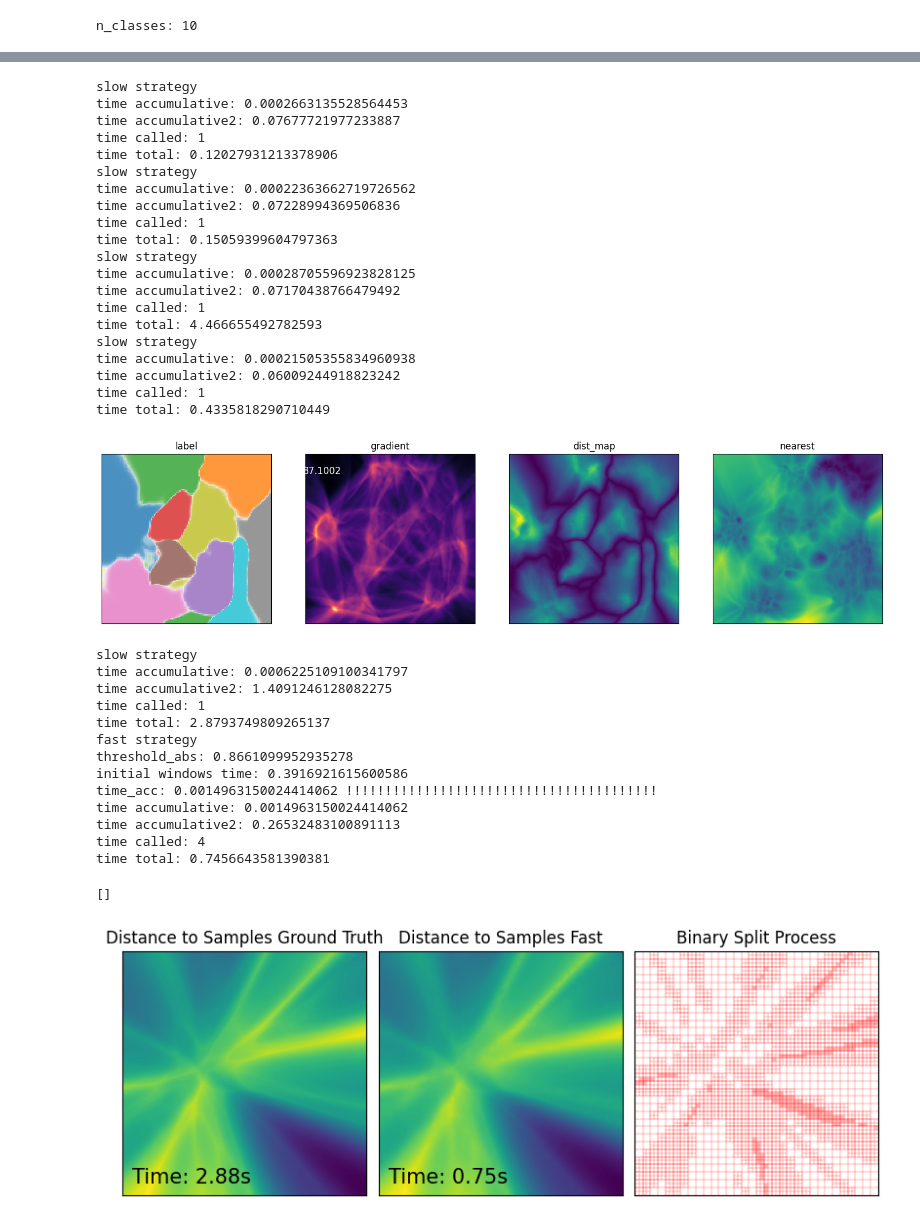
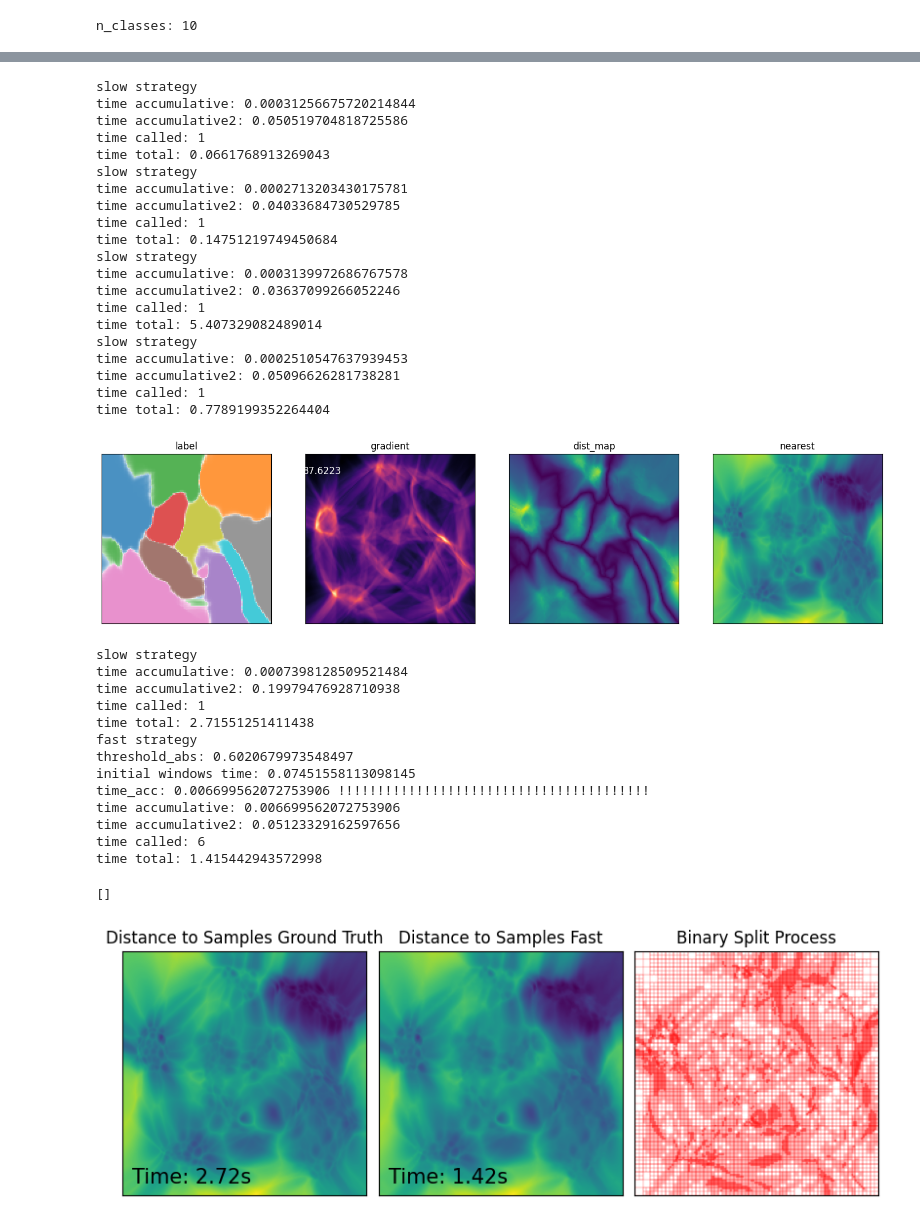
Before and after one commit to wuyuyu1024/map_builder, a Jupyter notebook: draft.ipynb, the cells around one changed output, grey strips where cells are left out. Drawn from its saved outputs; the diff is of its cells as text; code cells hidden in the pictures.

```diff
--- a/draft.ipynb
+++ b/draft.ipynb
@@ -62,9 +62,8 @@ X, _, y, _ = train_test_split(X, y, train_size=5000, test_size=2000, random_stat
 # # Pinv = Pinv_ilamp()
 # Pinv.fit(X2D, X)
 
-PPinv = SSNP()
-# PPinv = PPinvWrapper(UMAP(n_components=2, random_state=0), NNinv_torch((128, 256, 512, 1024)))
-# PPinv = PPinvWrapper(UMAP(n_components=2), NNinv_torch((128, 256, 512, 1024)))
+# PPinv = SSNP()
+PPinv = PPinvWrapper(UMAP(n_components=2, random_state=0), NNinv_torch((128, 256, 512, 1024)))
 # PPinv = PPinvWrapper(UMAP(n_components=2, random_state=0), RBFinv())
 # PPinv = PPinvWrapper(UMAP(n_components=2, random_state=0), Pinv_ilamp())
 PPinv.fit(X=X, y=y)
@@ -172,26 +158,26 @@ for i, content in enumerate(conten_list):
 # fig.savefig('figures/fast.png', dpi=300)
 # %% [output]
 slow strategy
-time accumulative: 0.0002663135528564453
-time accumulative2: 0.07677721977233887
+time accumulative: 0.00031256675720214844
+time accumulative2: 0.050519704818725586
 time called: 1
-time total: 0.12027931213378906
+time total: 0.0661768913269043
 slow strategy
-time accumulative: 0.00022363662719726562
-time accumulative2: 0.07228994369506836
+time accumulative: 0.0002713203430175781
+time accumulative2: 0.04033684730529785
 time called: 1
-time total: 0.15059399604797363
+time total: 0.14751219749450684
 slow strategy
-time accumulative: 0.00028705596923828125
-time accumulative2: 0.07170438766479492
+time accumulative: 0.0003139972686767578
+time accumulative2: 0.03637099266052246
 time called: 1
-time total: 4.466655492782593
+time total: 5.407329082489014
 slow strategy
-time accumulative: 0.00021505355834960938
-time accumulative2: 0.06009244918823242
+time accumulative: 0.0002510547637939453
+time accumulative2: 0.05096626281738281
 time called: 1
-time total: 0.4335818290710449
+time total: 0.7789199352264404
-[figure, old version]
+[figure, new version]
 # %%
 conten_list = ['label', 'gradient', 'label_roundtirp']
 fast_strategy = True
@@ -203,7 +189,7 @@ time0 = time.time()
 builder.plot_dist_map(ax[0],  fast=False, grid=GRID, content='nearest')
 time1 = time.time()
 # builder.plot_training_data(ax=ax[0])
-_, sparse = builder.plot_dist_map(ax[1],  fast=fast_strategy, grid=GRID, initial_resolution=32, content='nearest', threshold=0.2)
+_, sparse = builder.plot_dist_map(ax[1],  fast=fast_strategy, grid=GRID, initial_resolution=32, content='nearest', threshold=0.1)
 time2 = time.time()
 # builder.plot_boundary(ax[1], grid=400, fast=fast_strategy)
 # ax[2].scatter(sparse[:, 0], sparse[:, 1], c=sparse[:, 2], cmap='cividis', marker='s', s=2)
@@ -215,44 +201,44 @@ ax[0].set_title('Distance to Samples Ground Truth')
 ax[1].set_title('Distance to Samples Fast')
 
 # ax[2].set_title('Sparse Gradient Map')
 # ax[2].set_aspect('equal')
 ax[2].set_title('Binary Split Process')
 ax[2].set_aspect('equal')
 
 t = 0
 for item in sparse:
     if item[-2] > t and item[-1] > t:
         w, h = item[-1], item[-2]
         ax[2].add_patch(Rectangle((item[0]-w/2, item[1]-h/2), w, h, fill=None, edgecolor='r', lw=0.1))
         # ax[2].scatter(item[0], item[1], c=item[3], s=1, marker='.', k='w')
         # ax.set_xlim(0, GRID)
         # ax.set_ylim(0, GRID)
     # else:
     #     ax[2].scatter(item[0], item[1], c=item[3], s=1, marker='s')
 ax[2].set(xlim=(-1, GRID), ylim=(-1, GRID))
 ax[2].set_xticks([])
 ax[2].set_yticks([])
 
 # fig.savefig('figures/near2neighor.pdf', dpi=300)
 
 # fig.savefig('results/figures/dist_map_umap_ssnp_t015.eps', dpi=300)
 # fig.savefig('results/figures/dist_map_umap_nninv_mnist.pdf', dpi=300)
 # %% [output]
 slow strategy
-time accumulative: 0.0006225109100341797
-time accumulative2: 1.4091246128082275
+time accumulative: 0.0007398128509521484
+time accumulative2: 0.19979476928710938
 time called: 1
-time total: 2.8793749809265137
+time total: 2.71551251411438
 fast strategy
-threshold_abs: 0.8661099952935278
-initial windows time: 0.3916921615600586
-time_acc: 0.0014963150024414062 !!!!!!!!!!!!!!!!!!!!!!!!!!!!!!!!!!!!!!!!
-time accumulative: 0.0014963150024414062
-time accumulative2: 0.26532483100891113
-time called: 4
-time total: 0.7456643581390381
+threshold_abs: 0.6020679973548497
+initial windows time: 0.07451558113098145
+time_acc: 0.006699562072753906 !!!!!!!!!!!!!!!!!!!!!!!!!!!!!!!!!!!!!!!!
+time accumulative: 0.006699562072753906
+time accumulative2: 0.05123329162597656
+time called: 6
+time total: 1.415442943572998
 []
-[figure, old version]
+[figure, new version]
 # %%
 conten_list = ['label', 'gradient', 'label_roundtirp']
 fast_strategy = True
```
Also changed, not shown: parts of 6 cells of this notebook, 7 other files.
